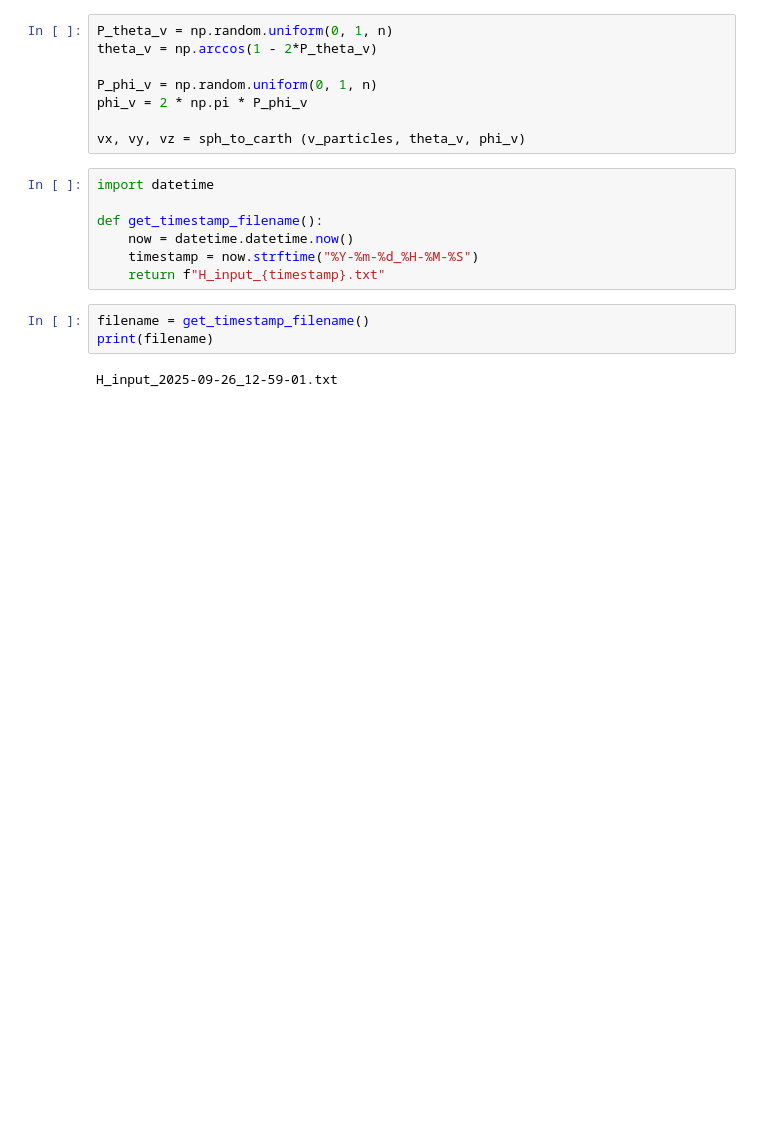
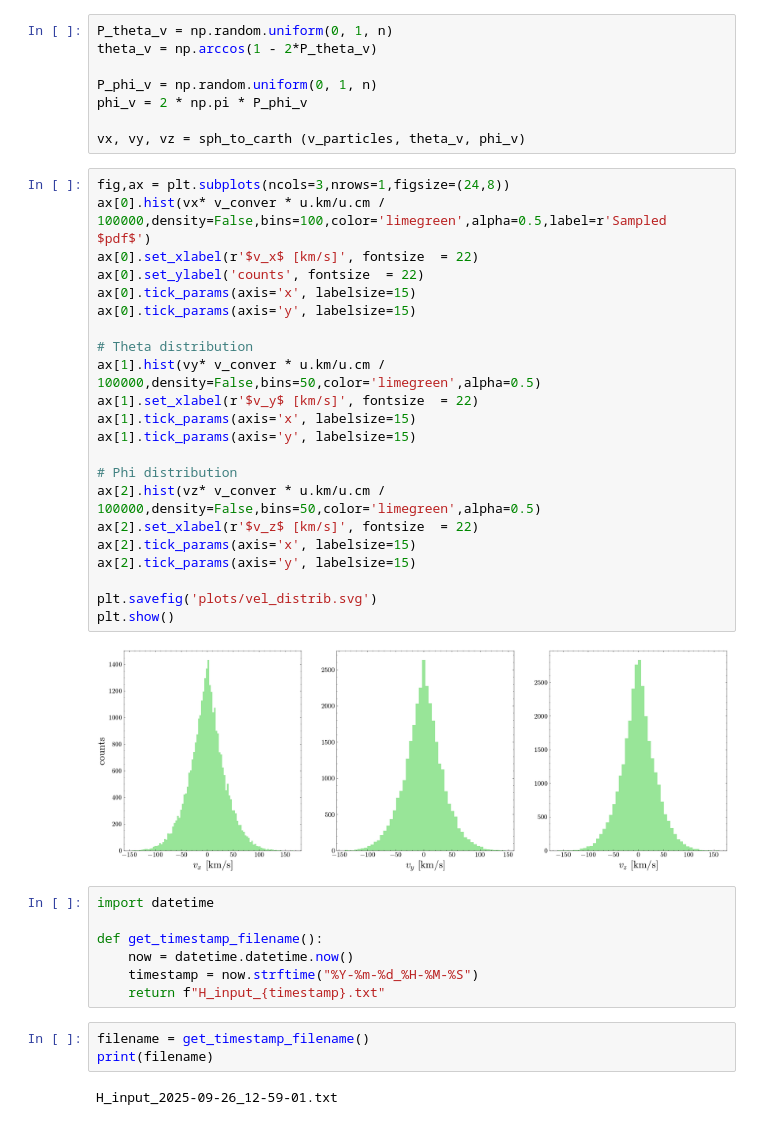
Before and after one commit to lisam10/stellar_systems_dynamics2024, a Jupyter notebook: final_exercise/Hernquist_new.ipynb, the cells around one changed output. Drawn from its saved outputs; the diff is of its cells as text; blank space fills up the shorter version.

```diff
--- a/final_exercise/Hernquist_new.ipynb
+++ b/final_exercise/Hernquist_new.ipynb
@@ -470,6 +470,30 @@ P_phi_v = np.random.uniform(0, 1, n)
 phi_v = 2 * np.pi * P_phi_v
 
 vx, vy, vz = sph_to_carth (v_particles, theta_v, phi_v)
+# %%
+fig,ax = plt.subplots(ncols=3,nrows=1,figsize=(24,8))
+ax[0].hist(vx* v_conver * u.km/u.cm / 100000,density=False,bins=100,color='limegreen',alpha=0.5,label=r'Sampled $pdf$')
+ax[0].set_xlabel(r'$v_x$ [km/s]', fontsize  = 22)
+ax[0].set_ylabel('counts', fontsize  = 22)
+ax[0].tick_params(axis='x', labelsize=15)
+ax[0].tick_params(axis='y', labelsize=15)
+
+# Theta distribution
+ax[1].hist(vy* v_conver * u.km/u.cm / 100000,density=False,bins=50,color='limegreen',alpha=0.5)
+ax[1].set_xlabel(r'$v_y$ [km/s]', fontsize  = 22)
+ax[1].tick_params(axis='x', labelsize=15)
+ax[1].tick_params(axis='y', labelsize=15)
+
+# Phi distribution
+ax[2].hist(vz* v_conver * u.km/u.cm / 100000,density=False,bins=50,color='limegreen',alpha=0.5)
+ax[2].set_xlabel(r'$v_z$ [km/s]', fontsize  = 22)
+ax[2].tick_params(axis='x', labelsize=15)
+ax[2].tick_params(axis='y', labelsize=15)
+
+plt.savefig('plots/vel_distrib.svg')
+plt.show()
+# %% [output]
+[figure, added]
 # %%
 import datetime
 
```
Also changed, not shown: parts of 18 cells of this notebook, 7 other files.
